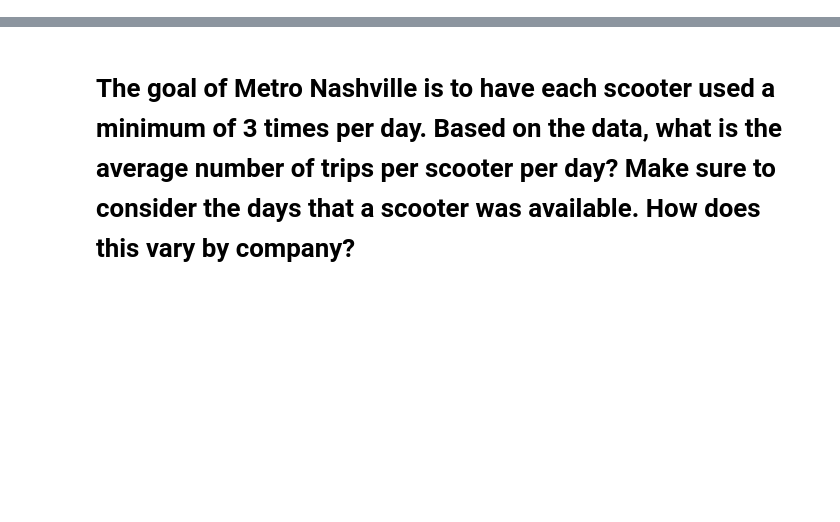
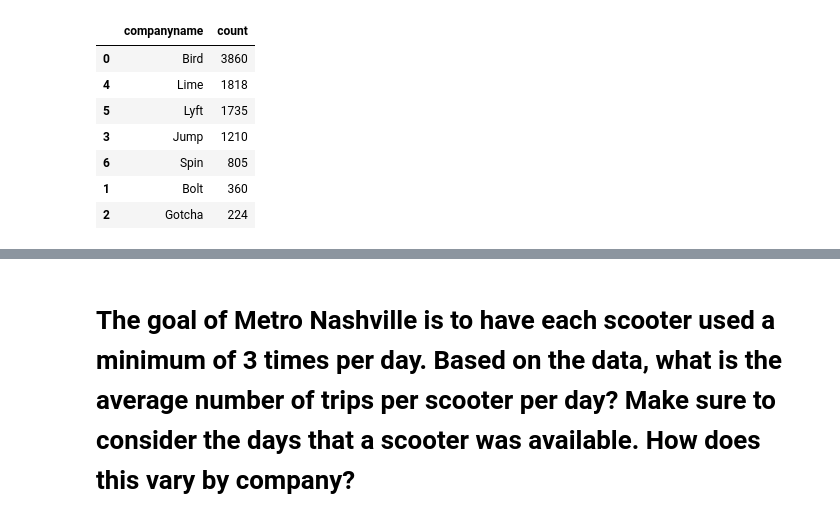
Before and after one commit to NSS-Data-Analytics-Cohort-11/scooters-supreme, a Jupyter notebook: notebook/scooters.ipynb, the cells around one changed output, grey strips where cells are left out. Saved outputs shown, nothing was run; the diff lists cells and outputs as text; code cells hidden in the pictures; blank space fills up the shorter version.

Commit message:
finishing all questions

```diff
--- a/notebook/scooters.ipynb
+++ b/notebook/scooters.ipynb
@@ -19,0 +206,24 @@ trips = pd.read_csv('../data/trips.csv')
+# %%
+# What are the minimum and maximum values for all the latitude and longitude columns? Do these ranges make sense, or is there anything surprising? -What is the range of values for trip duration and trip distance? Do these values make sense? Explore values that might seem questionable.
+
+sll_query = '''SELECT
+                MIN(latitude) as min_latitude,
+                MAX(latitude) as max_latitude,
+                MIN(longitude) as min_longitude,
+                MAX(latitude) as max_longitude
+            FROM scooters'''
+
+tll_query = '''SELECT
+                MIN(startlatitude) as min_latitude_start,
+                MAX(startlatitude) as max_latitude_start,
+                MIN(startlongitude) as min_longitude_start,
+                MAX(startlongitude) as max_longitude_start,
+                MIN(endlatitude) as min_latitude_end,
+                MAX(endlatitude) as max_latitude_end,
+                MIN(endlongitude) as min_longitude_end,
+                MAX(endlongitude) as max_longitude_end
+            FROM trips'''
+
+with engine.connect() as connection:
+    scoot_result = pd.read_sql(text(sll_query), con = connection)
+    trip_result = pd.read_sql(text(tll_query), con = connection)
@@ -19,0 +278,11 @@ trips = pd.read_csv('../data/trips.csv')
+# %%
+cc_distinctsumdid.sort_values('count', ascending=False)
+# %% [output]
+|  | companyname | count |
+| 0 | Bird | 3860 |
+| 4 | Lime | 1818 |
+| 5 | Lyft | 1735 |
+| 3 | Jump | 1210 |
+| 6 | Spin | 805 |
+| 1 | Bolt | 360 |
+| 2 | Gotcha | 224 |
```
Also changed, not shown: parts of 98 cells of this notebook.
